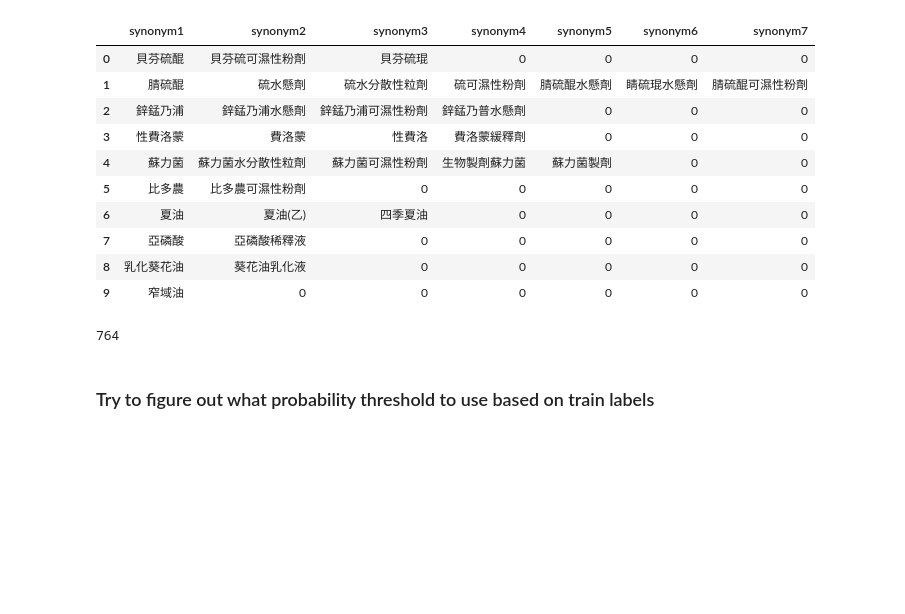
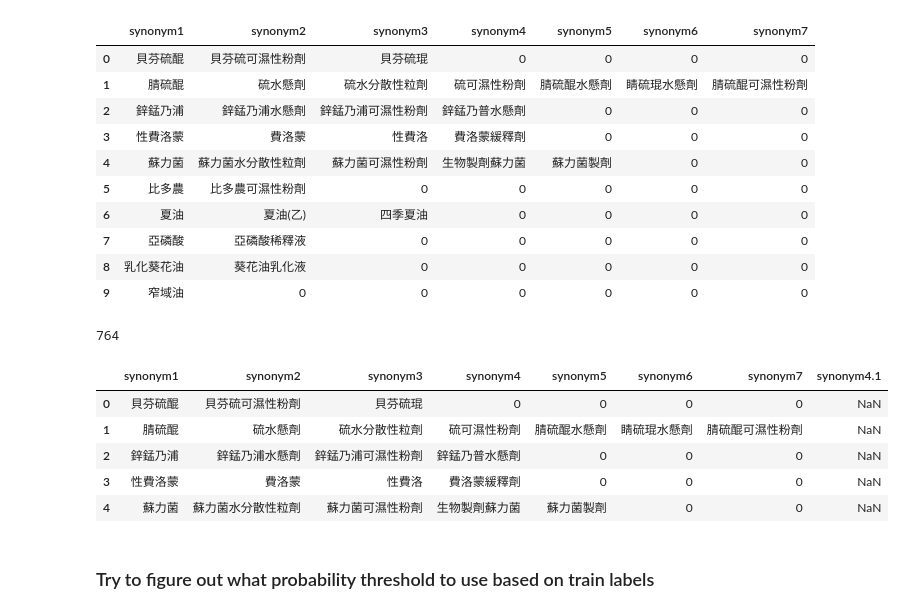
Before and after one commit to drewcavicchi/DM2021_FinalProject_SalmonChaos, a Jupyter notebook: tfidf.ipynb, the cells around one changed output. Cells and saved outputs as stored; diff of their text form; code cells hidden in the pictures; blank space fills up the shorter version.

```diff
--- a/tfidf.ipynb
+++ b/tfidf.ipynb
@@ -154,6 +230,15 @@ all_keywords = pd.concat([chem_syn, crop_syn, pest_syn])
 len(all_keywords)
 # %% [output]
 764
+# %%
+all_keywords.head()
+# %% [output]
+|  | synonym1 | synonym2 | synonym3 | synonym4 | synonym5 | synonym6 | synonym7 | synonym4.1 |
+| 0 | 貝芬硫醌 | 貝芬硫可濕性粉劑 | 貝芬硫琨 | 0 | 0 | 0 | 0 | NaN |
+| 1 | 腈硫醌 | 硫水懸劑 | 硫水分散性粒劑 | 硫可濕性粉劑 | 腈硫醌水懸劑 | 睛硫琨水懸劑 | 腈硫醌可濕性粉劑 | NaN |
+| 2 | 鋅錳乃浦 | 鋅錳乃浦水懸劑 | 鋅錳乃浦可濕性粉劑 | 鋅錳乃普水懸劑 | 0 | 0 | 0 | NaN |
+| 3 | 性費洛蒙 | 費洛蒙 | 性費洛 | 費洛蒙緩釋劑 | 0 | 0 | 0 | NaN |
+| 4 | 蘇力菌 | 蘇力菌水分散性粒劑 | 蘇力菌可濕性粉劑 | 生物製劑蘇力菌 | 蘇力菌製劑 | 0 | 0 | NaN |
 # %%
 all_key_list = all_keywords.synonym1.tolist() + all_keywords.synonym2.tolist() + all_keywords.synonym3.tolist() + all_keywords.synonym4.tolist() + all_keywords.synonym5.tolist() + all_keywords.synonym6.tolist() + all_keywords.synonym7.tolist()
 all_key_list = [k for k in all_key_list if (k != 0 and type(k) != float)]
```
Also changed, not shown: parts of 20 cells of this notebook.
